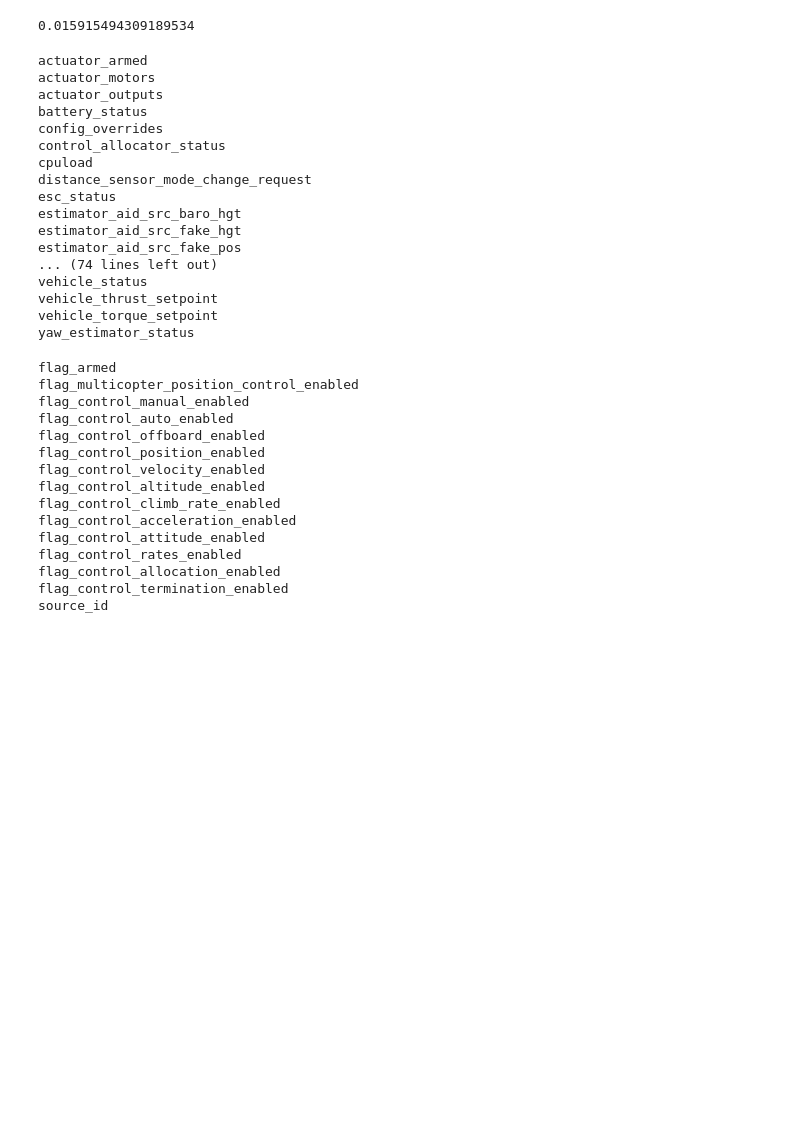
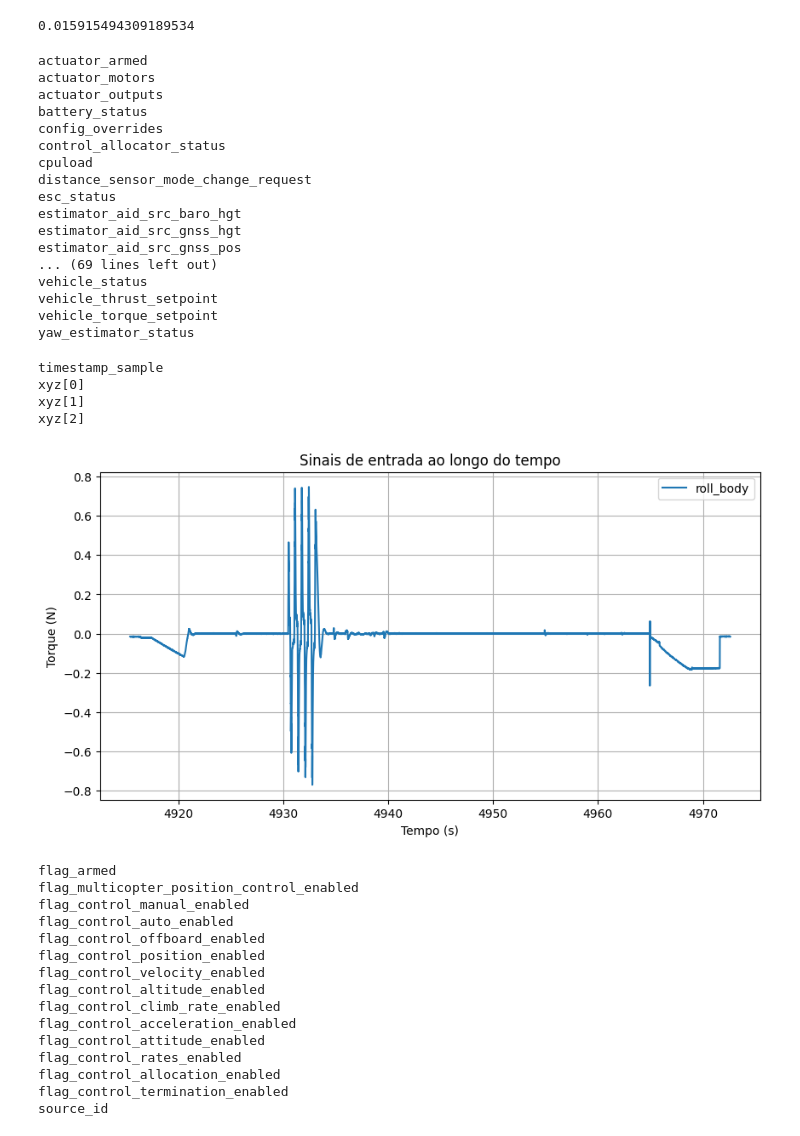
Before and after one commit to dferruzzo/mavsdk-python, a Jupyter notebook: p_rate_analise_resp_em_freq_sins.ipynb, the cells around one changed output. Cells and saved outputs as stored; diff of their text form; code cells hidden in the pictures; blank space fills up the shorter version.

```diff
--- a/p_rate_analise_resp_em_freq_sins.ipynb
+++ b/p_rate_analise_resp_em_freq_sins.ipynb
@@ -14,7 +14,7 @@ butter_lowpass_filter, list_topics, list_fields,
 get_euler_angles_from_quat, offboard_time_analysis)
 # %%
 # Caminho para o arquivo .ulg
-file_path = 'ulogs/log_0_2025-1-7-11-01-56.ulg'
+file_path = 'ulogs/log_1_2025-1-11-14-07-26.ulg'
 ulog = read_ulog(file_path)
 w0 = 0.1 # (rad/s)
 A = 0.15 # (rad)
@@ -37,13 +37,33 @@ cpuload
 distance_sensor_mode_change_request
 esc_status
 estimator_aid_src_baro_hgt
-estimator_aid_src_fake_hgt
-estimator_aid_src_fake_pos
-... (74 lines left out)
+estimator_aid_src_gnss_hgt
+estimator_aid_src_gnss_pos
+... (69 lines left out)
 vehicle_status
 vehicle_thrust_setpoint
 vehicle_torque_setpoint
 yaw_estimator_status
+# %%
+list_fields(ulog, 'vehicle_torque_setpoint')
+# %% [output]
+timestamp_sample
+xyz[0]
+xyz[1]
+xyz[2]
+# %%
+timestamps_torque, torque_roll   = get_ulog_data(ulog, 'vehicle_torque_setpoint', 'xyz[0]')
+# %%
+plt.figure(figsize=(10, 5))
+plt.plot(timestamps_torque, torque_roll, label='roll_body')
+plt.xlabel('Tempo (s)')
+plt.ylabel('Torque (N)')
+plt.title('Sinais de entrada ao longo do tempo')
+plt.legend()
+plt.grid()
+plt.show()
+# %% [output]
+[figure, added]
 # %%
 list_fields(ulog, 'vehicle_control_mode')
 # %% [output]
```
Also changed, not shown: 7 other files.
